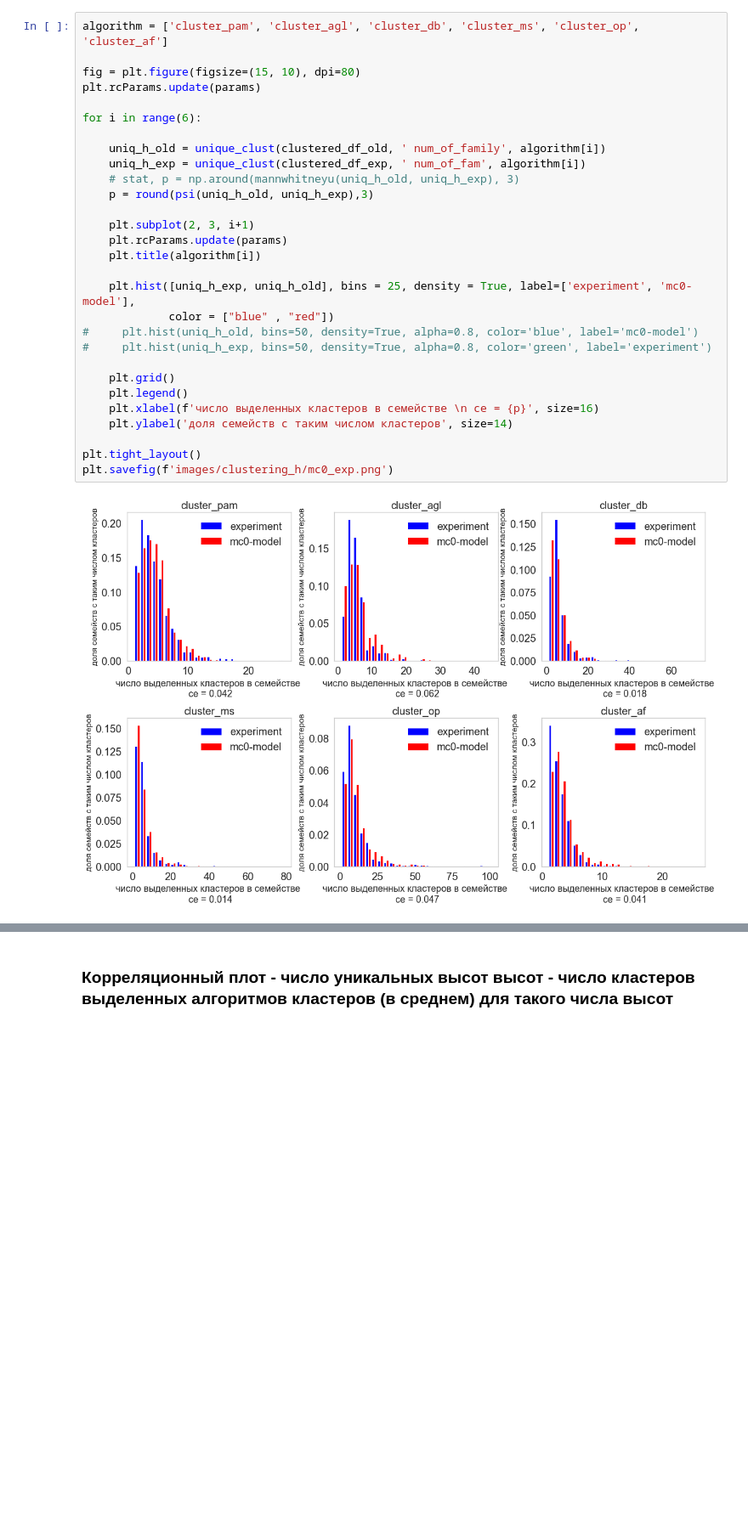
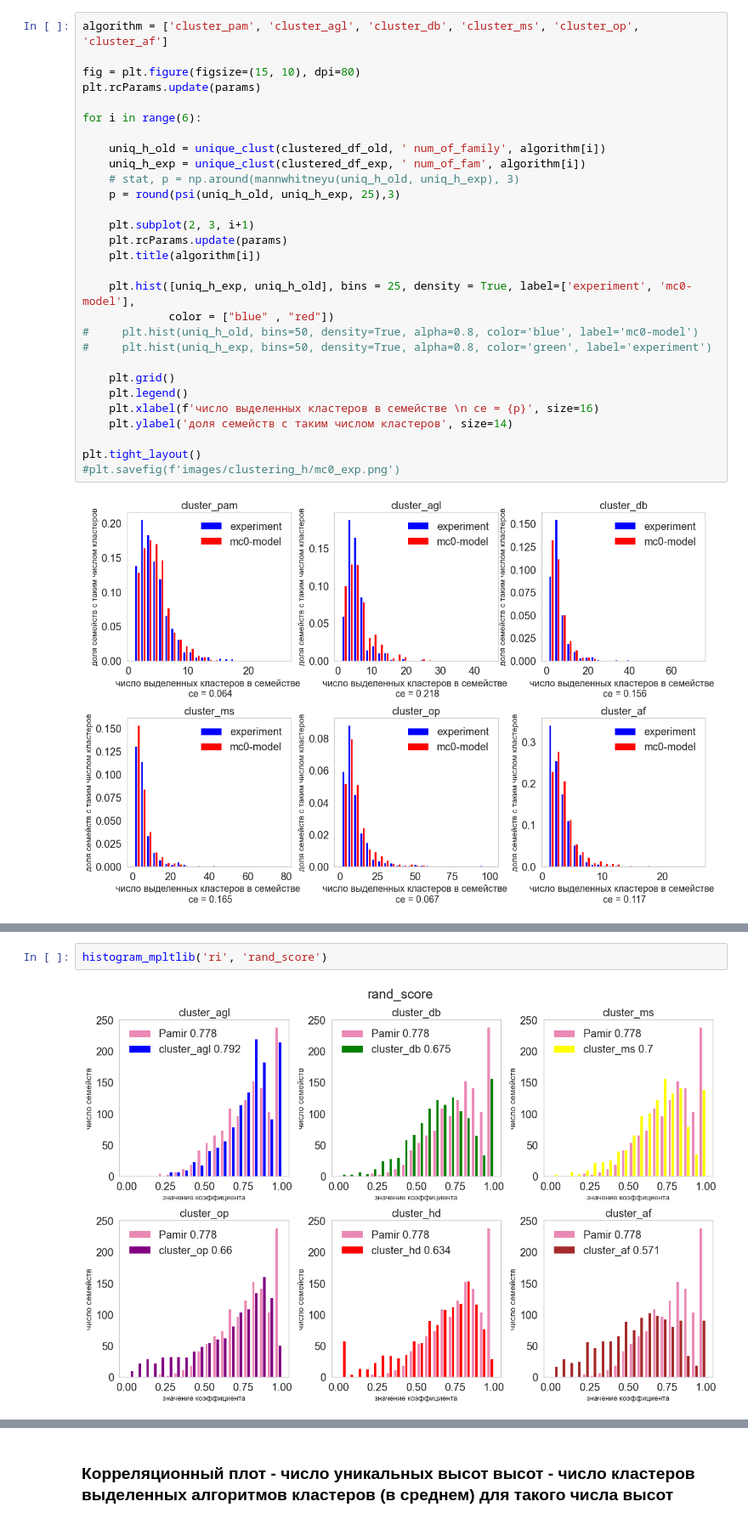
Before and after one commit to MaryIzo/coursework, a Jupyter notebook: 7_clustering_labels.ipynb, the cells around one changed output, grey strips where cells are left out. Shown at 85% size. Cells and saved outputs as stored; diff of their text form; blank space fills up the shorter version.

```diff
--- a/7_clustering_labels.ipynb
+++ b/7_clustering_labels.ipynb
@@ -324,7 +324,7 @@ for i in range(6):
     uniq_h_old = unique_clust(clustered_df_old, ' num_of_family', algorithm[i])
     uniq_h_exp = unique_clust(clustered_df_exp, ' num_of_fam', algorithm[i])
     # stat, p = np.around(mannwhitneyu(uniq_h_old, uniq_h_exp), 3)
-    p = round(psi(uniq_h_old, uniq_h_exp),3)
+    p = round(psi(uniq_h_old, uniq_h_exp, 25),3)
 
     plt.subplot(2, 3, i+1)
     plt.rcParams.update(params)
@@ -341,6 +341,6 @@ for i in range(6):
     plt.ylabel('доля семейств с таким числом кластеров', size=14)
 
 plt.tight_layout()
-plt.savefig(f'images/clustering_h/mc0_exp.png')
+#plt.savefig(f'images/clustering_h/mc0_exp.png')
 # %% [output]
 [figure]
@@ -346,0 +463,4 @@ plt.savefig(f'images/clustering_h/mc0_exp.png')
+# %%
+histogram_mpltlib('ri', 'rand_score')
+# %% [output]
+[figure, added]
```
Also changed, not shown: parts of 10 cells of this notebook.
